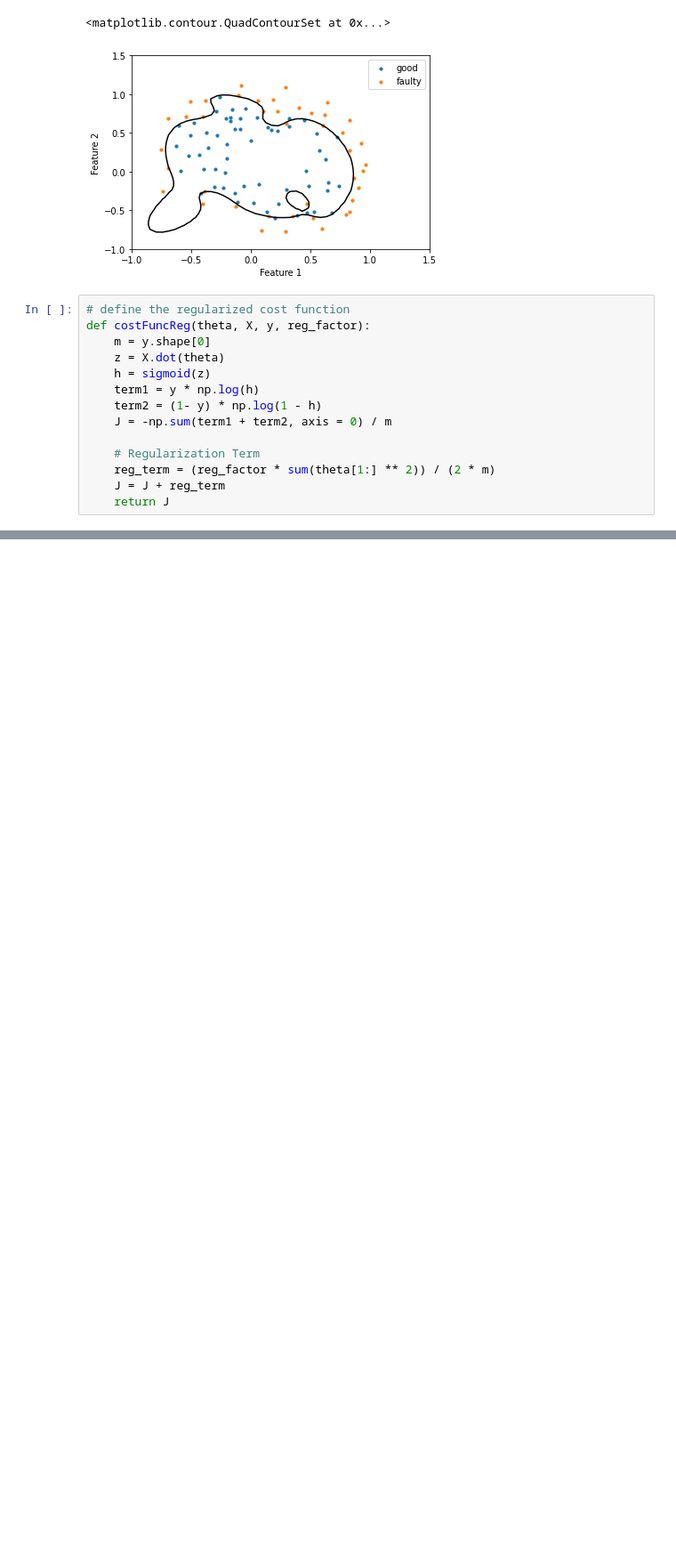
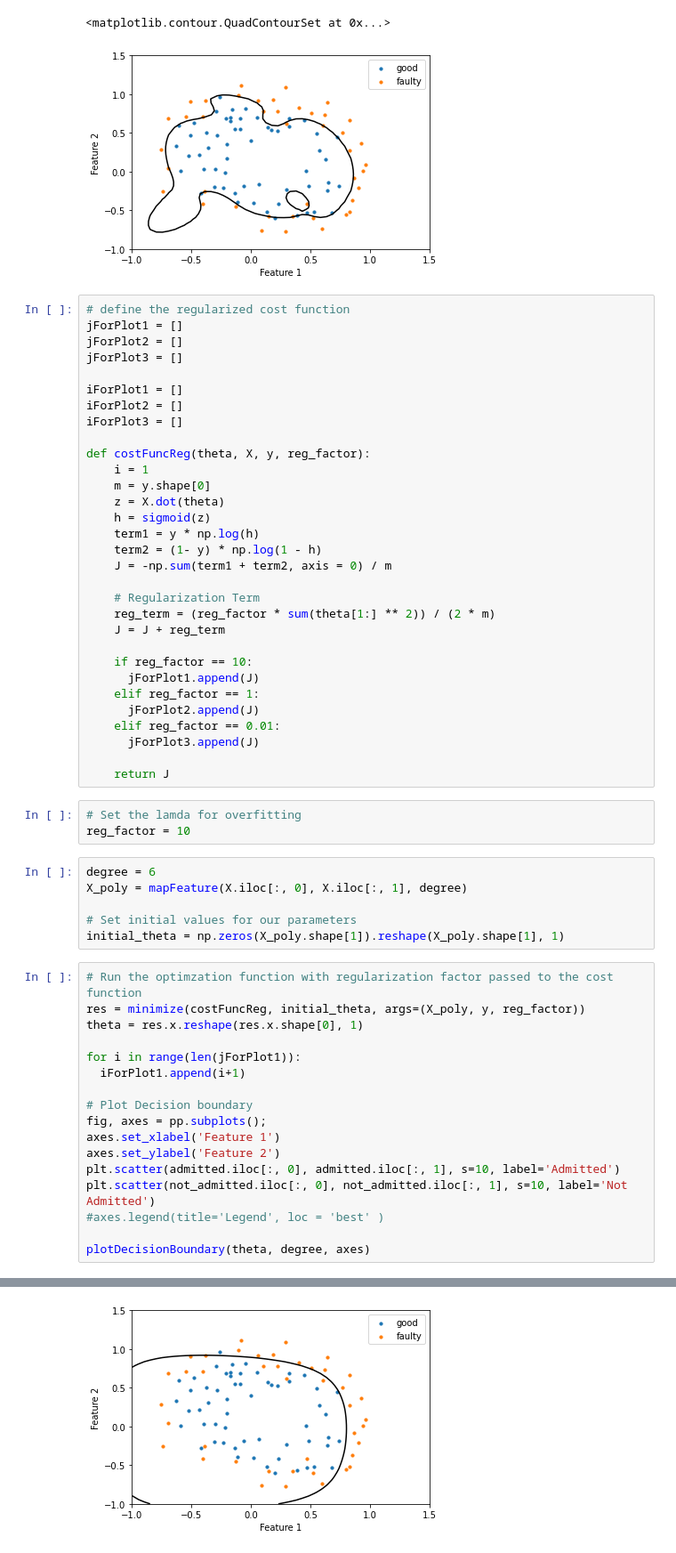
Before and after one commit to YangTaeSung/CAU-MachineLearning, a Jupyter notebook: assignment07.ipynb, the cells around one changed output, grey strips where cells are left out. Shown at 89% size. Drawn from its saved outputs; the diff is of its cells as text; blank space fills up the shorter version.

```diff
--- a/assignment07.ipynb
+++ b/assignment07.ipynb
@@ -149,7 +136,16 @@ plotDecisionBoundary(theta, degree, axes)
 [figure]
 # %%
 # define the regularized cost function
+jForPlot1 = []
+jForPlot2 = []
+jForPlot3 = []
+
+iForPlot1 = []
+iForPlot2 = []
+iForPlot3 = []
+
 def costFuncReg(theta, X, y, reg_factor):
+    i = 1
     m = y.shape[0]
     z = X.dot(theta)
     h = sigmoid(z)
@@ -160,4 +156,39 @@ def costFuncReg(theta, X, y, reg_factor):
     # Regularization Term
     reg_term = (reg_factor * sum(theta[1:] ** 2)) / (2 * m)
     J = J + reg_term
+
+    if reg_factor == 10:
+      jForPlot1.append(J)
+    elif reg_factor == 1:
+      jForPlot2.append(J)
+    elif reg_factor == 0.01:
+      jForPlot3.append(J)
+
     return J
+# %%
+# Set the lamda for overfitting
+reg_factor = 10
+# %%
+degree = 6
+X_poly = mapFeature(X.iloc[:, 0], X.iloc[:, 1], degree)
+
+# Set initial values for our parameters
+initial_theta = np.zeros(X_poly.shape[1]).reshape(X_poly.shape[1], 1)
+# %%
+# Run the optimzation function with regularization factor passed to the cost function
+res = minimize(costFuncReg, initial_theta, args=(X_poly, y, reg_factor))
+theta = res.x.reshape(res.x.shape[0], 1)
+
+for i in range(len(jForPlot1)):
+  iForPlot1.append(i+1)
+
+# Plot Decision boundary
+fig, axes = pp.subplots();
+axes.set_xlabel('Feature 1')
+axes.set_ylabel('Feature 2')
+plt.scatter(admitted.iloc[:, 0], admitted.iloc[:, 1], s=10, label='Admitted')
+plt.scatter(not_admitted.iloc[:, 0], not_admitted.iloc[:, 1], s=10, label='Not Admitted')
+#axes.legend(title='Legend', loc = 'best' )
+
+plotDecisionBoundary(theta, degree, axes)
+# %% [output]
@@ -163,0 +196 @@ def costFuncReg(theta, X, y, reg_factor):
+[figure, added]
```
Also changed, not shown: parts of 13 cells of this notebook.
